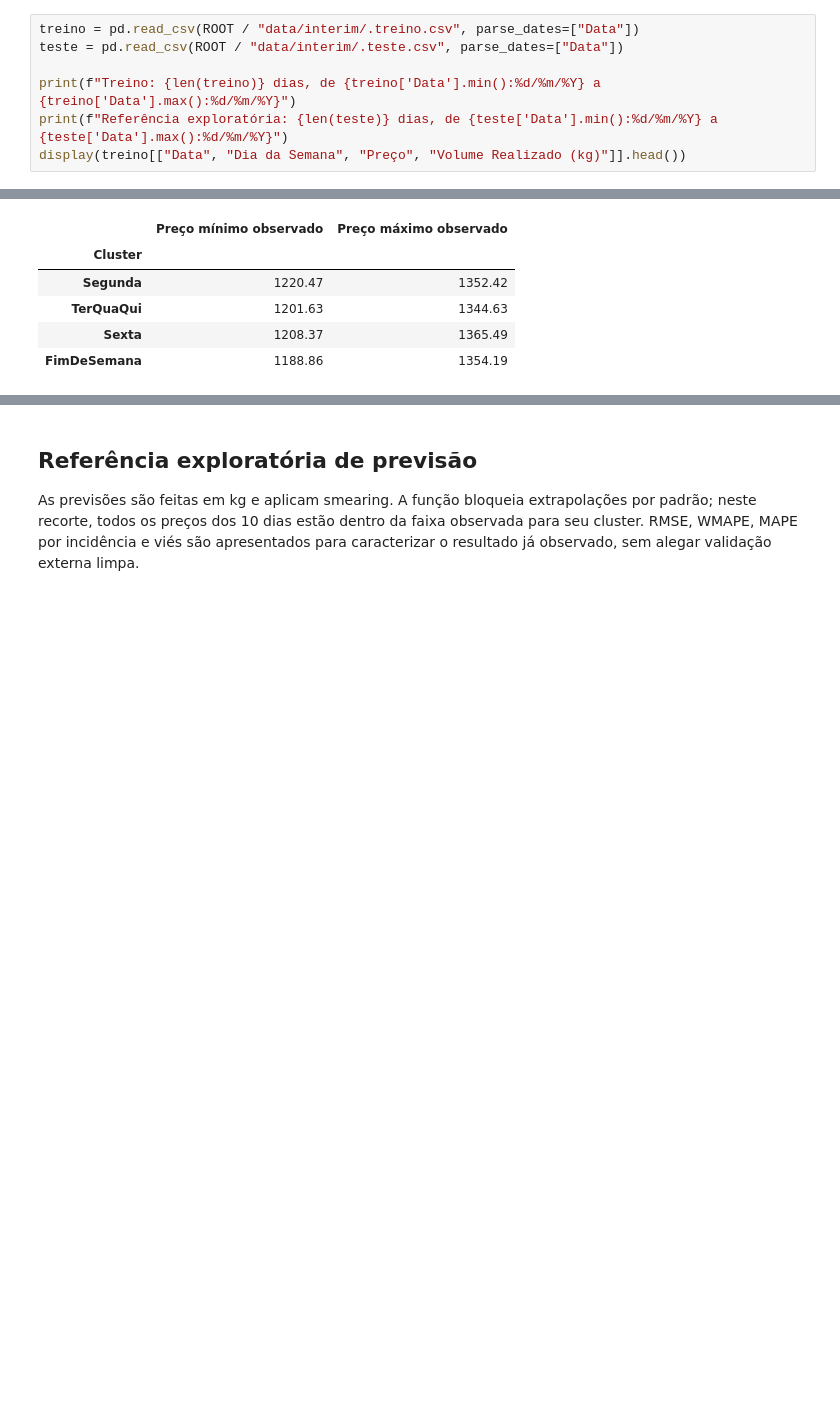
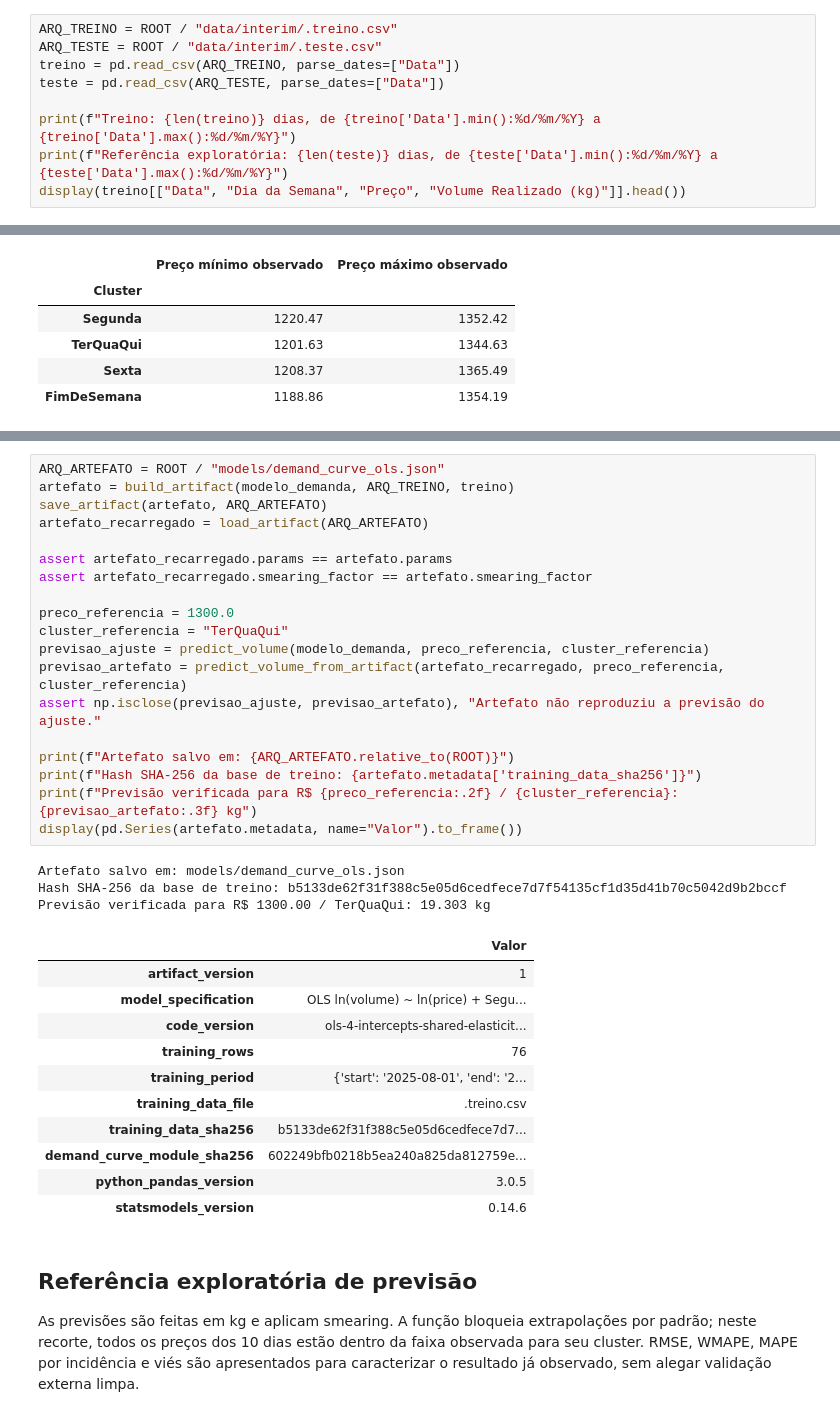
Before and after one commit to natfaria/202602-resolucao_problemas, a Jupyter notebook: notebooks/02-modelagem.ipynb, the cells around one changed output, grey strips where cells are left out. Cells and saved outputs as stored; diff of their text form; blank space fills up the shorter version.

```diff
--- a/notebooks/02-modelagem.ipynb
+++ b/notebooks/02-modelagem.ipynb
@@ -50,8 +38,10 @@ Matplotlib is building the font cache; this may take a moment.
 
 As 76 primeiras observações são usadas para ajustar a curva. Os 10 dias finais continuam separados do ajuste, mas já foram consultados durante a exploração de alternativas; por isso, as métricas abaixo são **descritivas e exploratórias**, não uma estimativa final independente de desempenho fora da amostra.
 # %%
-treino = pd.read_csv(ROOT / "data/interim/.treino.csv", parse_dates=["Data"])
-teste = pd.read_csv(ROOT / "data/interim/.teste.csv", parse_dates=["Data"])
+ARQ_TREINO = ROOT / "data/interim/.treino.csv"
+ARQ_TESTE = ROOT / "data/interim/.teste.csv"
+treino = pd.read_csv(ARQ_TREINO, parse_dates=["Data"])
+teste = pd.read_csv(ARQ_TESTE, parse_dates=["Data"])
 
 print(f"Treino: {len(treino)} dias, de {treino['Data'].min():%d/%m/%Y} a {treino['Data'].max():%d/%m/%Y}")
 print(f"Referência exploratória: {len(teste)} dias, de {teste['Data'].min():%d/%m/%Y} a {teste['Data'].max():%d/%m/%Y}")
@@ -110,3 +106,37 @@ Fator global de smearing: 1.117873
+# %%
+ARQ_ARTEFATO = ROOT / "models/demand_curve_ols.json"
+artefato = build_artifact(modelo_demanda, ARQ_TREINO, treino)
+save_artifact(artefato, ARQ_ARTEFATO)
+artefato_recarregado = load_artifact(ARQ_ARTEFATO)
+
+assert artefato_recarregado.params == artefato.params
+assert artefato_recarregado.smearing_factor == artefato.smearing_factor
+
+preco_referencia = 1300.0
+cluster_referencia = "TerQuaQui"
+previsao_ajuste = predict_volume(modelo_demanda, preco_referencia, cluster_referencia)
+previsao_artefato = predict_volume_from_artifact(artefato_recarregado, preco_referencia, cluster_referencia)
+assert np.isclose(previsao_ajuste, previsao_artefato), "Artefato não reproduziu a previsão do ajuste."
+
+print(f"Artefato salvo em: {ARQ_ARTEFATO.relative_to(ROOT)}")
+print(f"Hash SHA-256 da base de treino: {artefato.metadata['training_data_sha256']}")
+print(f"Previsão verificada para R$ {preco_referencia:.2f} / {cluster_referencia}: {previsao_artefato:.3f} kg")
+display(pd.Series(artefato.metadata, name="Valor").to_frame())
+# %% [output]
+Artefato salvo em: models/demand_curve_ols.json
+Hash SHA-256 da base de treino: b5133de62f31f388c5e05d6cedfece7d7f54135cf1d35d41b70c5042d9b2bccf
+Previsão verificada para R$ 1300.00 / TerQuaQui: 19.303 kg
+|  | Valor |
+| artifact_version | 1 |
+| model_specification | OLS ln(volume) ~ ln(price) + Segu... |
+| code_version | ols-4-intercepts-shared-elasticit... |
+| training_rows | 76 |
+| training_period | {'start': '2025-08-01', 'end': '2... |
+| training_data_file | .treino.csv |
+| training_data_sha256 | b5133de62f31f388c5e05d6cedfece7d7... |
+| demand_curve_module_sha256 | 602249bfb0218b5ea240a825da812759e... |
+| python_pandas_version | 3.0.5 |
+| statsmodels_version | 0.14.6 |
 # %% [markdown]
 ## Referência exploratória de previsão
 
```
Also changed, not shown: parts of 3 cells of this notebook, 3 other files.
